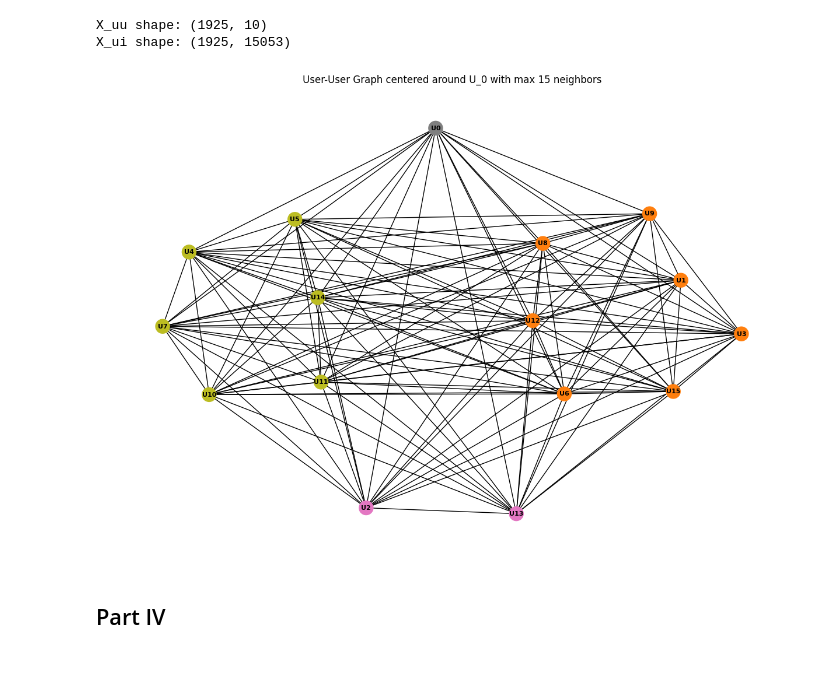
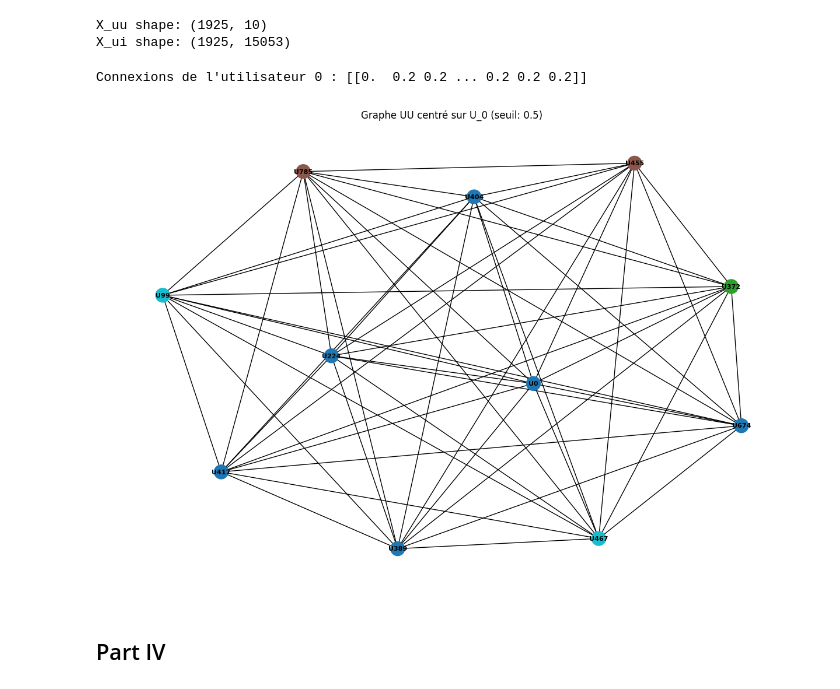
Before and after one commit to TarikRH/GRS, a Jupyter notebook: Ciao_GRS.ipynb, the cells around one changed output. Drawn from its saved outputs; the diff is of its cells as text; code cells hidden in the pictures.

```diff
--- a/Ciao_GRS.ipynb
+++ b/Ciao_GRS.ipynb
@@ -540,44 +533,47 @@ X_ui, X_uu = create_feature_matrices(NUM_USERS, NUM_ITEMS, cluster_labels)
 X_uu shape: (1925, 10)
 X_ui shape: (1925, 15053)
 # %%
-import networkx as nx
-import matplotlib.pyplot as plt
+def visualize_partial_uu_graph(adj_matrix, cluster_labels, user_id=0, max_neighbors=10, threshold=0.0):
+    """
+    Visualise un sous-graphe du graphe UU centré sur un utilisateur donné.
+    Seules les connexions réelles avec un poids > threshold sont affichées.
+    """
 
-def visualize_partial_uu_graph(adj_matrix, cluster_labels, user_id=0, max_neighbors=10):
-    """
-    Visualize a subgraph of the enhanced User-User graph centered on a specific user.
-    - user_id: The user around which to center the subgraph.
-    - max_neighbors: Maximum number of neighbors to display.
-    """
-    # Convert adjacency matrix to NetworkX graph
+    # ➕ Affichage des connexions de l'utilisateur dans la matrice UU
+    print(f"Connexions de l'utilisateur {user_id} :", adj_matrix[user_id].toarray())
+
+    # Convert to NetworkX graph (weighted if applicable)
     nx_graph = nx.from_scipy_sparse_array(adj_matrix)
 
-    # Get the neighbors of the user
-    neighbors = list(nx_graph.neighbors(user_id))
-    neighbors = neighbors[:max_neighbors]  # Limit the number of neighbors
+    # Garder uniquement les voisins avec un poids > threshold
+    neighbors = [
+        neighbor for neighbor in nx_graph.neighbors(user_id)
+        if nx_graph[user_id][neighbor].get('weight', 1.0) > threshold
+    ]
+    neighbors = neighbors[:max_neighbors]
 
-    # Create the subgraph centered around the user
+    # Sous-graphe centré autour de l'utilisateur
     nodes = [user_id] + neighbors
     subgraph = nx_graph.subgraph(nodes)
 
-    # Color mapping based on clusters
+    # Couleurs par cluster
     unique_labels = np.unique(cluster_labels)
     colors = plt.cm.tab10(unique_labels / unique_labels.max())
     node_colors = [colors[cluster_labels[node]] for node in subgraph.nodes()]
 
-    # Create labels
+    # Étiquettes
     labels = {node: f"U{node}" for node in subgraph.nodes()}
 
-    # Plot
+    # Affichage
     plt.figure(figsize=(12, 8))
     nx.draw(subgraph, labels=labels, node_color=node_colors, node_size=300, font_size=8, font_weight='bold')
-    plt.title(f"User-User Graph centered around U_{user_id} with max {max_neighbors} neighbors")
+    plt.title(f"Graphe UU centré sur U_{user_id} (seuil: {threshold})")
     plt.show()
 
-# Subgraph centered around user 0 with a maximum of 15 neighbors
-visualize_partial_uu_graph(enhanced_uu_graph, cluster_labels, user_id=0, max_neighbors=15)
+visualize_partial_uu_graph(enhanced_uu_graph, cluster_labels, user_id=0, max_neighbors=10, threshold=0.5)
 # %% [output]
+Connexions de l'utilisateur 0 : [[0.  0.2 0.2 ... 0.2 0.2 0.2]]
-[figure, old version]
+[figure, new version]
 # %% [markdown]
 ## Part IV
 # %%
```
Also changed, not shown: parts of 2 cells of this notebook.
